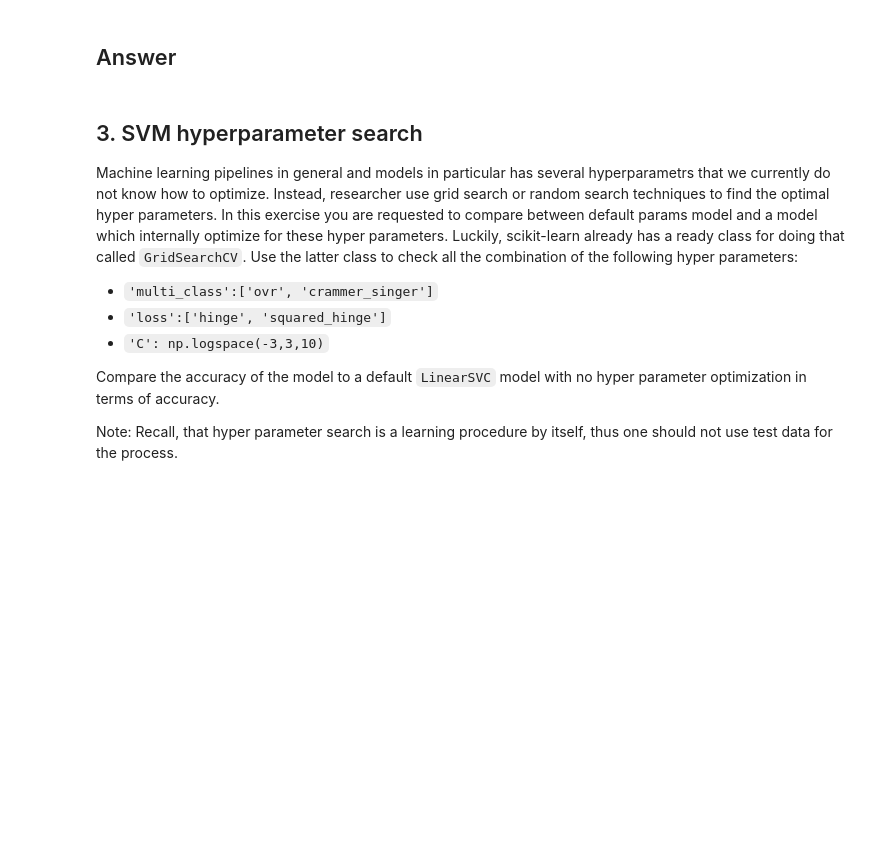
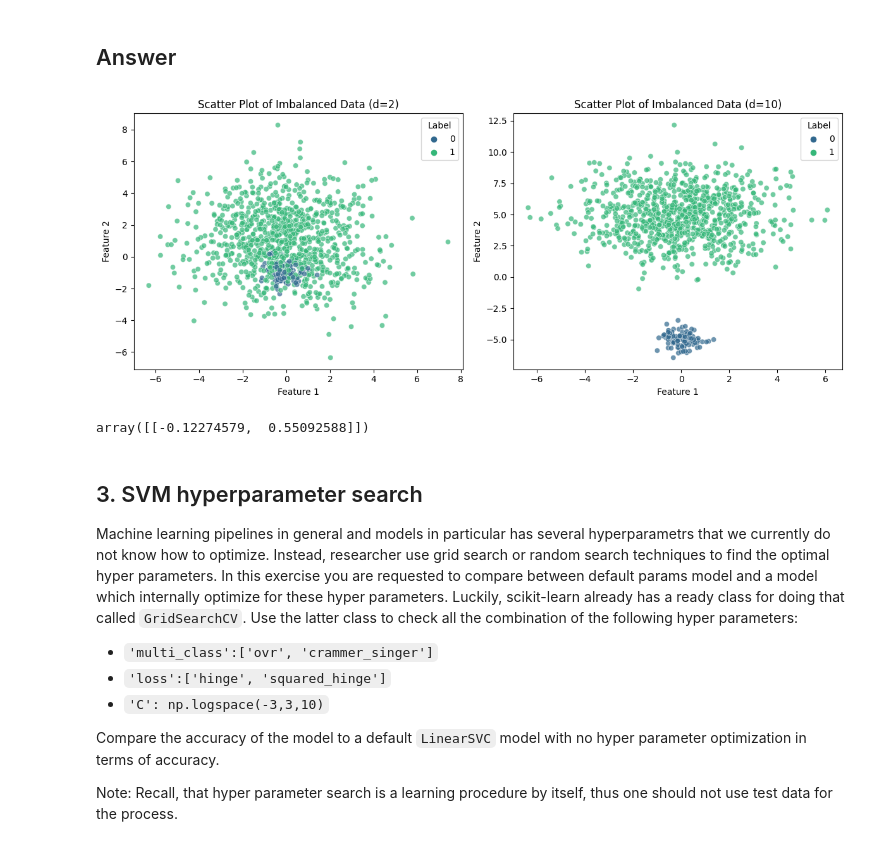
Before and after one commit to anidima/ydata_ml_sl, a Jupyter notebook: HW2_svm_Pegasos.ipynb, the cells around one changed output. Saved outputs shown, nothing was run; the diff lists cells and outputs as text; code cells hidden in the pictures; blank space fills up the shorter version.

Commit message:
Unbalanced data

```diff
--- a/HW2_svm_Pegasos.ipynb
+++ b/HW2_svm_Pegasos.ipynb
@@ -329,6 +331,43 @@ def make_data(d, imbalance=0.1):
     X[y==0,1] = np.random.normal(loc=-d/2, scale=0.5, size=size_0)
     X[y==1,1] = np.random.normal(loc=d/2, scale=2, size=size_1)
     return X, y
+# %%
+
+def plot_data(X, y, d, ax):
+    data = {'feature_1': X[:, 0], 'feature_2': X[:, 1], 'label': y}
+    df = pd.DataFrame(data)
+
+    sns.scatterplot(x='feature_1', y='feature_2', hue='label', data=df, palette='viridis', marker='o', alpha=0.7, ax=ax)
+    ax.set_title(f'Scatter Plot of Imbalanced Data (d={d})')
+    ax.set_xlabel('Feature 1')
+    ax.set_ylabel('Feature 2')
+    ax.legend(title='Label', loc='upper right')
+
+# Create subplots
+fig, axes = plt.subplots(1, 2, figsize=(12, 5))
+
+# Plot for d=2
+d2 = 2
+X_d2, y_d2 = make_data(d2)
+plot_data(X_d2, y_d2, d2, ax=axes[0])
+
+# Plot for d=10
+d10 = 10
+X_d10, y_d10 = make_data(d10)
+plot_data(X_d10, y_d10, d10, ax=axes[1])
+
+# Adjust layout
+plt.tight_layout()
+plt.show()
+# %% [output]
+[figure, added]
+# %%
+linear_svc = LinearSVC(dual='auto')
+
+linear_svc.fit(X_d10, y_d10)
+linear_svc.coef_
+# %% [output]
+array([[-0.12274579,  0.55092588]])
 # %% [markdown]
 ## 3. SVM hyperparameter search
 Machine learning pipelines in general and models in particular has several hyperparametrs that we currently do not know how to optimize.
```
Also changed, not shown: parts of 1 cell of this notebook.
